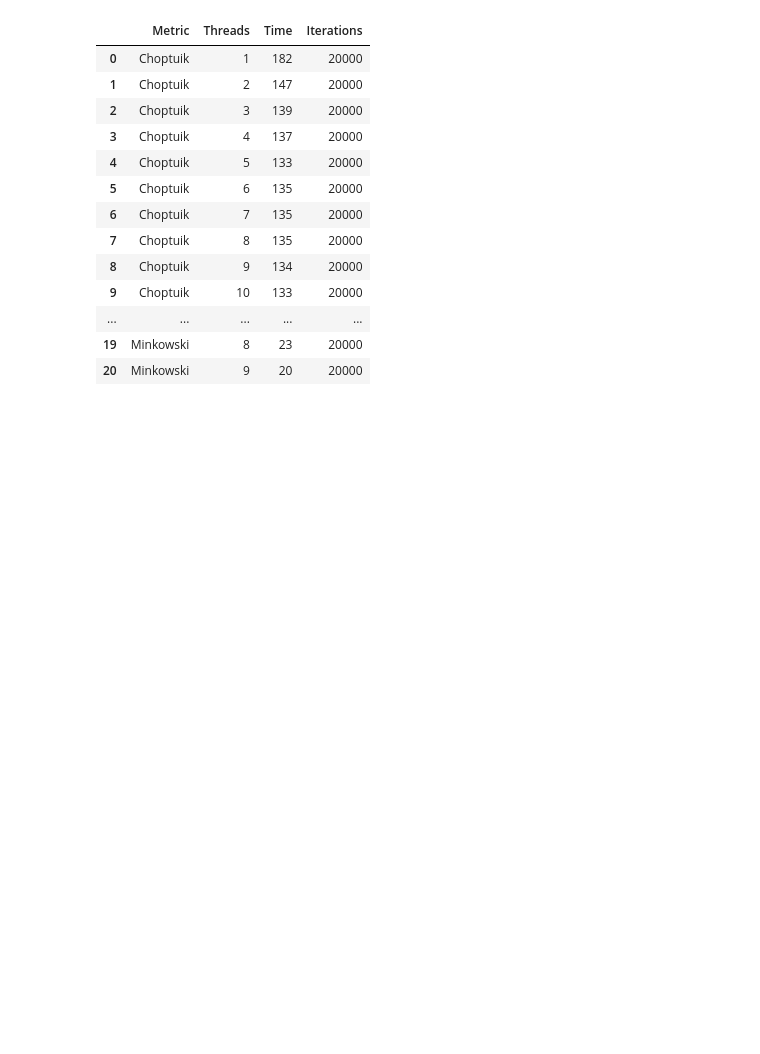
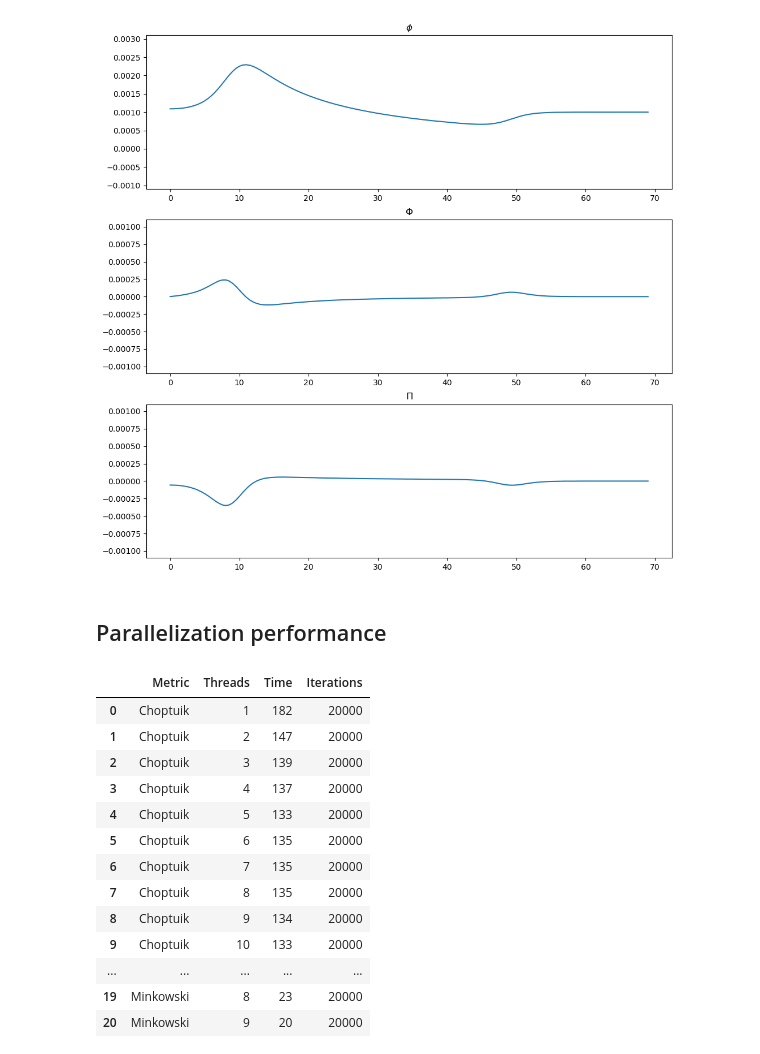
Before and after one commit to OtroBenja/Critical-collapse, a Jupyter notebook: plot.ipynb, the cells around one changed output. Drawn from its saved outputs; the diff is of its cells as text; code cells hidden in the pictures; blank space fills up the shorter version.

```diff
--- a/plot.ipynb
+++ b/plot.ipynb
@@ -49,7 +49,7 @@ import matplotlib.pyplot as plt
 #Animation in paralel of scalar fields
 def animate_data(r, f, x, y, params):
 
-    IPF = 5 #Iterations per frame
+    IPF = 1 #Iterations per frame
     iterations = len(f)
     FRAMES = int(iterations/IPF)
 
@@ -81,10 +81,14 @@ def animate_data(r, f, x, y, params):
 
     anim.save('newtest.gif',writer='pillow')
 # %%
-filename = "Output.dat"
+filename = "Output_125500.dat"
 
 r, f, x, y, params = read_data(filename)
 animate_data(r, f, x, y, params)
+# %% [output]
+[figure, added]
+# %% [markdown]
+## Parallelization performance
 # %%
 #Parallel run
 
```
Also changed, not shown: parts of 4 cells of this notebook.
